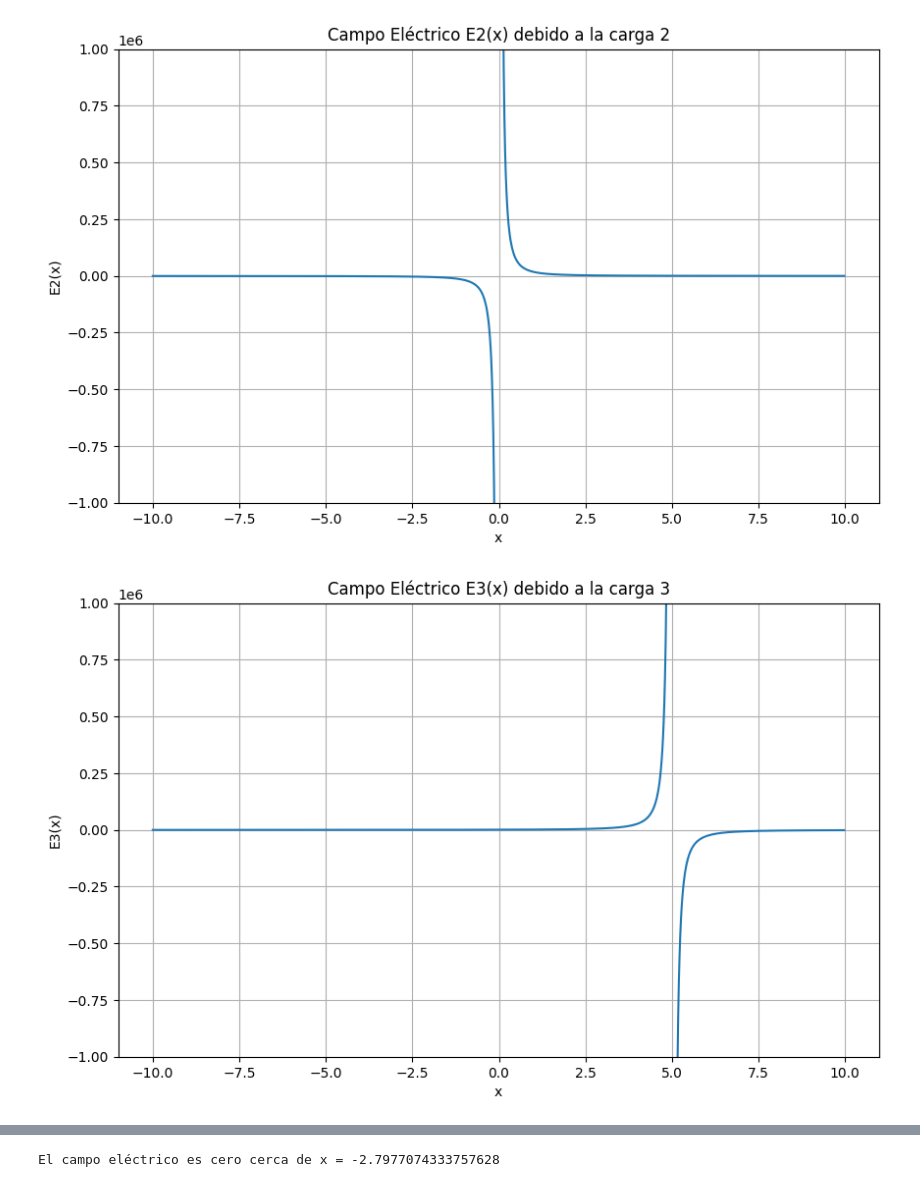
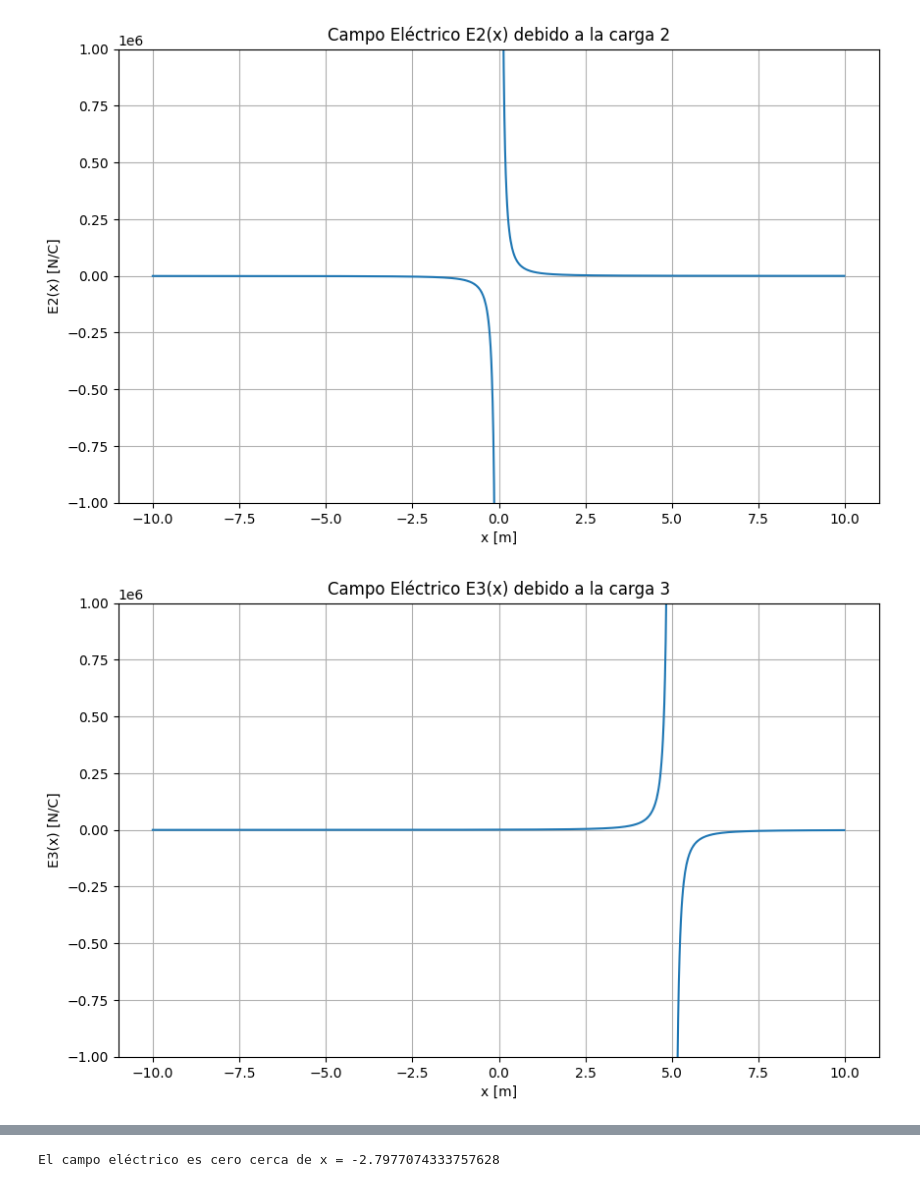
Before and after one commit to diegojuarez965/Fisica2Labo1, a Jupyter notebook: laboratorio1/lab1.ipynb, the cells around one changed output, grey strips where cells are left out. Cells and saved outputs as stored; diff of their text form; code cells hidden in the pictures.

```diff
--- a/laboratorio1/lab1.ipynb
+++ b/laboratorio1/lab1.ipynb
@@ -59,25 +70,25 @@ x_axis_V = V1 + V2 + V3
 # %%
 plt.figure(figsize=(10, 6))
 plt.plot(x, Ex2[0, :])
 plt.ylim(-1e6, 1e6)
-plt.xlabel('x')
-plt.ylabel('E2(x)')
+plt.xlabel('x [m]')
+plt.ylabel('E2(x) [N/C]')
 plt.title('Campo Eléctrico E2(x) debido a la carga 2')
 plt.grid()
 plt.show()
 # %% [output]
-[figure, old version]
+[figure, new version]
 # %%
 plt.figure(figsize=(10, 6))
 plt.plot(x, Ex3[0, :])
 plt.ylim(-1e6, 1e6)
-plt.xlabel('x')
-plt.ylabel('E3(x)')
+plt.xlabel('x [m]')
+plt.ylabel('E3(x) [N/C]')
 plt.title('Campo Eléctrico E3(x) debido a la carga 3')
 plt.grid()
 plt.show()
 # %% [output]
-[figure, old version]
+[figure, new version]
 # %%
 plt.figure(figsize=(10, 6))
 plt.plot(x, x_axis_Ex[0, :])
```
Also changed, not shown: parts of 8 cells of this notebook.
